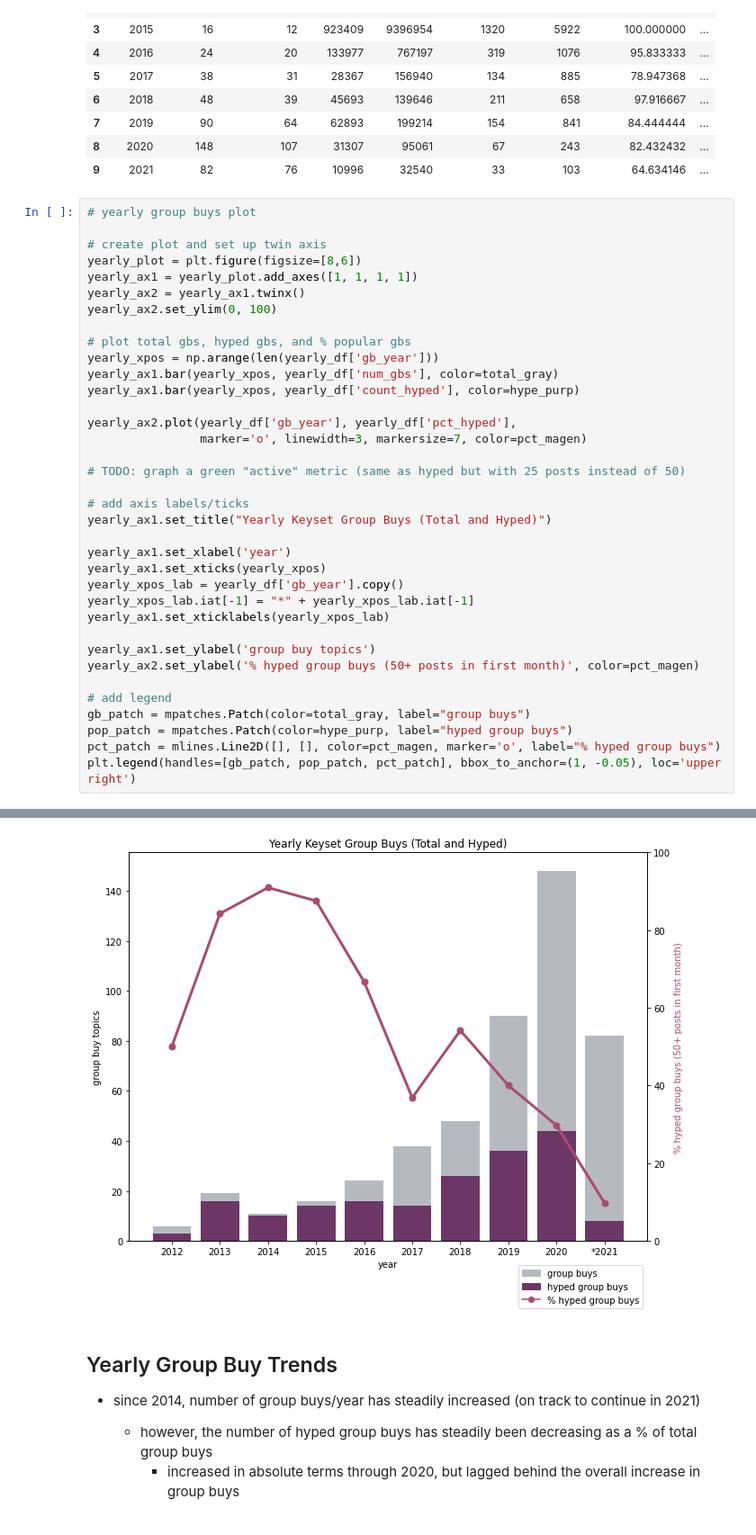
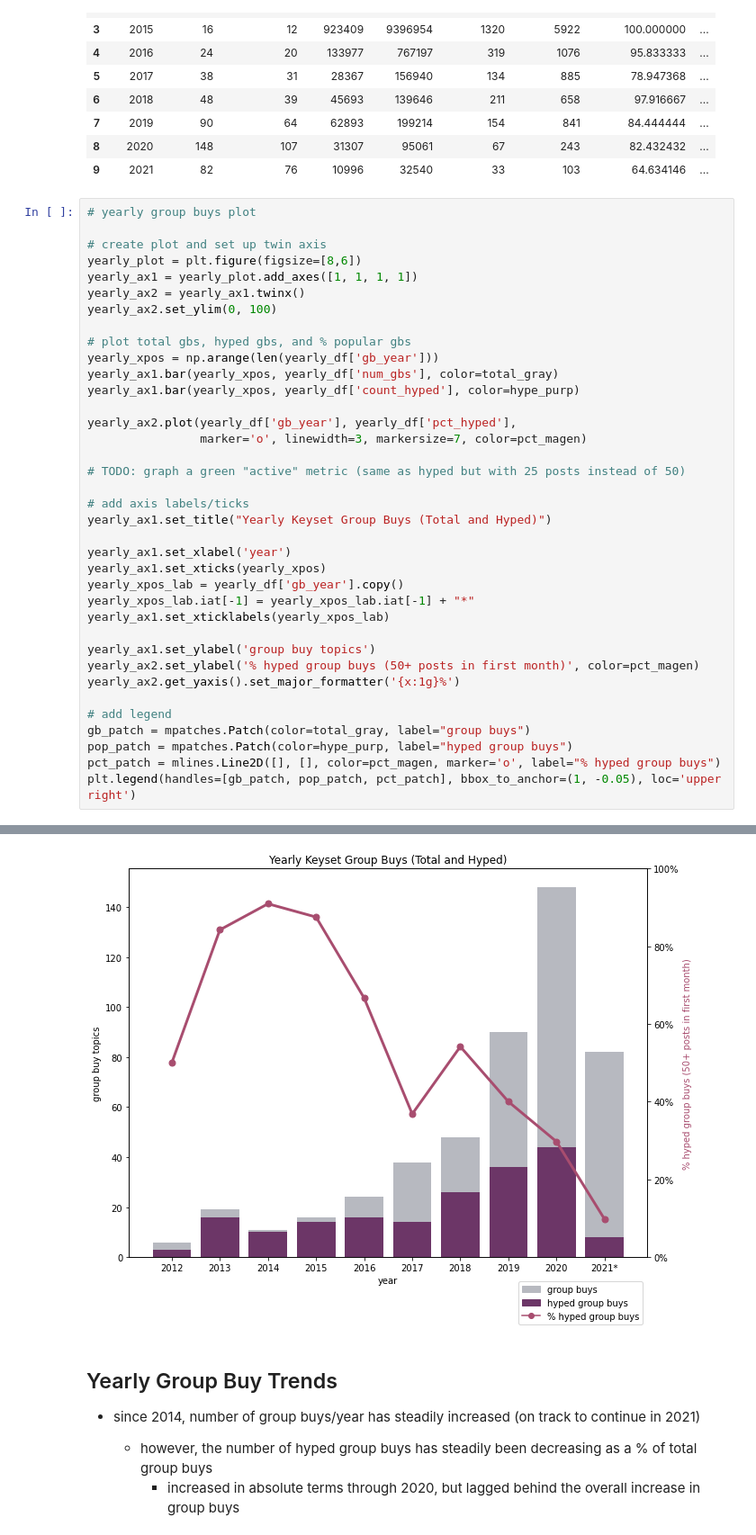
Before and after one commit to mattsalinero/mechanalysis, a Jupyter notebook: mechgraphing.ipynb, the cells around one changed output, grey strips where cells are left out. Shown at 90% size. Cells and saved outputs as stored; diff of their text form.

```diff
--- a/mechgraphing.ipynb
+++ b/mechgraphing.ipynb
@@ -127,35 +133,36 @@ yearly_ax2 = yearly_ax1.twinx()
 yearly_ax2.set_ylim(0, 100)
 
 # plot total gbs, hyped gbs, and % popular gbs
 yearly_xpos = np.arange(len(yearly_df['gb_year']))
 yearly_ax1.bar(yearly_xpos, yearly_df['num_gbs'], color=total_gray)
 yearly_ax1.bar(yearly_xpos, yearly_df['count_hyped'], color=hype_purp)
 
 yearly_ax2.plot(yearly_df['gb_year'], yearly_df['pct_hyped'],
                 marker='o', linewidth=3, markersize=7, color=pct_magen)
 
 # TODO: graph a green "active" metric (same as hyped but with 25 posts instead of 50)
 
 # add axis labels/ticks
 yearly_ax1.set_title("Yearly Keyset Group Buys (Total and Hyped)")
 
 yearly_ax1.set_xlabel('year')
 yearly_ax1.set_xticks(yearly_xpos)
 yearly_xpos_lab = yearly_df['gb_year'].copy()
-yearly_xpos_lab.iat[-1] = "*" + yearly_xpos_lab.iat[-1]
+yearly_xpos_lab.iat[-1] = yearly_xpos_lab.iat[-1] + "*"
 yearly_ax1.set_xticklabels(yearly_xpos_lab)
 
 yearly_ax1.set_ylabel('group buy topics')
 yearly_ax2.set_ylabel('% hyped group buys (50+ posts in first month)', color=pct_magen)
+yearly_ax2.get_yaxis().set_major_formatter('{x:1g}%')
 
 # add legend
 gb_patch = mpatches.Patch(color=total_gray, label="group buys")
 pop_patch = mpatches.Patch(color=hype_purp, label="hyped group buys")
 pct_patch = mlines.Line2D([], [], color=pct_magen, marker='o', label="% hyped group buys")
 plt.legend(handles=[gb_patch, pop_patch, pct_patch], bbox_to_anchor=(1, -0.05), loc='upper right')
 # %% [output]
 <matplotlib.legend.Legend at 0x...>
-[figure, old version]
+[figure, new version]
 # %% [markdown]
 ## Yearly Group Buy Trends
 - since 2014, number of group buys/year has steadily increased (on track to continue in 2021)
```
Also changed, not shown: parts of 10 cells of this notebook.
